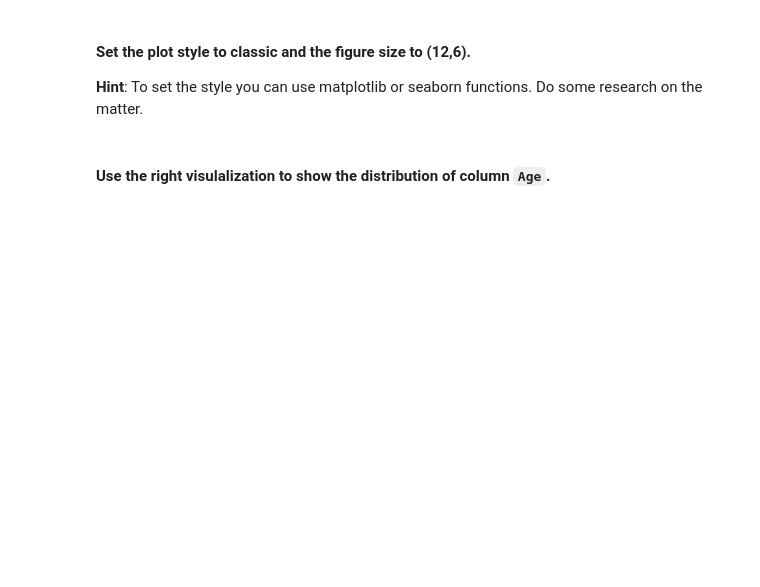
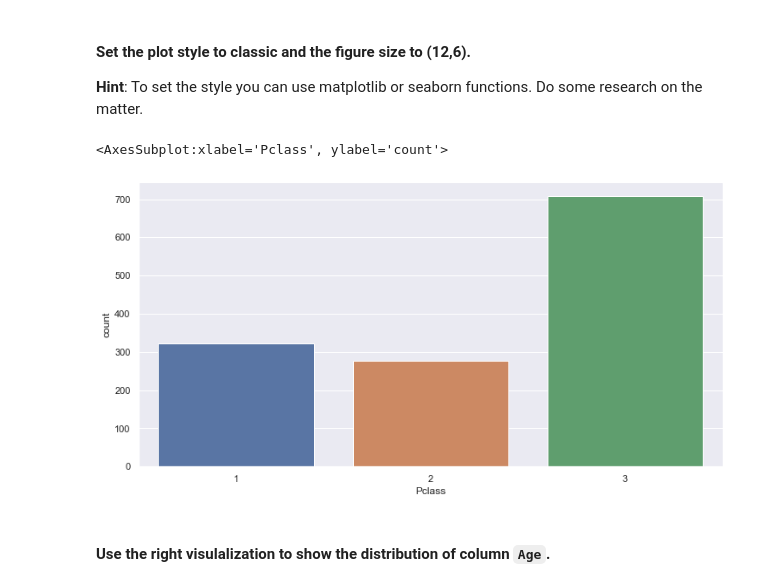
Before and after one commit to Ironhack-Data-Madrid-Octubre-2021/lab-matplotlib-seaborn, a Jupyter notebook: your-code/main.ipynb, the cells around one changed output. Saved outputs shown, nothing was run; the diff lists cells and outputs as text; code cells hidden in the pictures; blank space fills up the shorter version.

```diff
--- a/your-code/main.ipynb
+++ b/your-code/main.ipynb
@@ -183,3 +183,5 @@ Minutes Sedentary vs Steps
 * table: `titanic`
 # %%
 # your code here
+titanic = pd.read_csv('../data/titanic.csv')
+display(titanic)
@@ -204,3 +253,10 @@ Minutes Sedentary vs Steps
+# %%
+# your code here
+sns.set(rc={"figure.figsize": (12.,6.)})
+sns.countplot(x=titanic.Pclass)
+# %% [output]
+<AxesSubplot:xlabel='Pclass', ylabel='count'>
+[figure, added]
 # %% [markdown]
 #### Use the right visulalization to show the distribution of column `Age`.
 # %%
```
Also changed, not shown: parts of 13 cells of this notebook.
